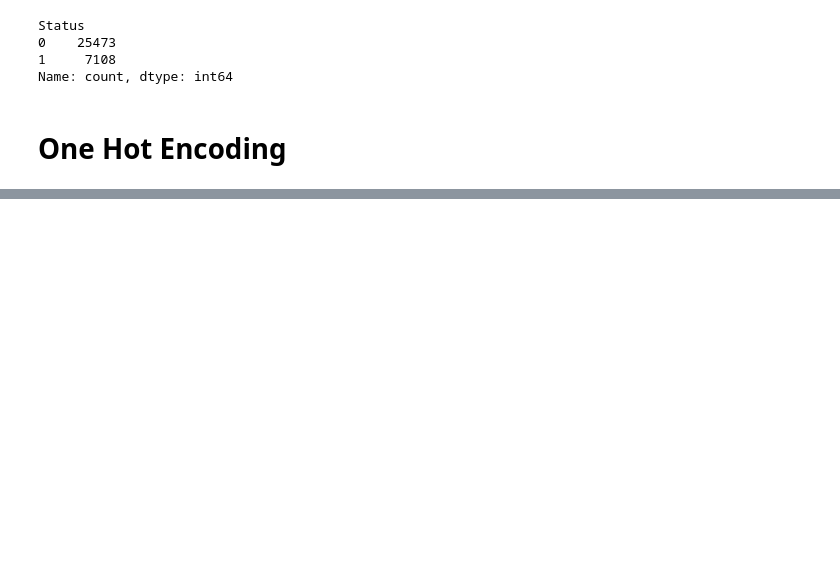
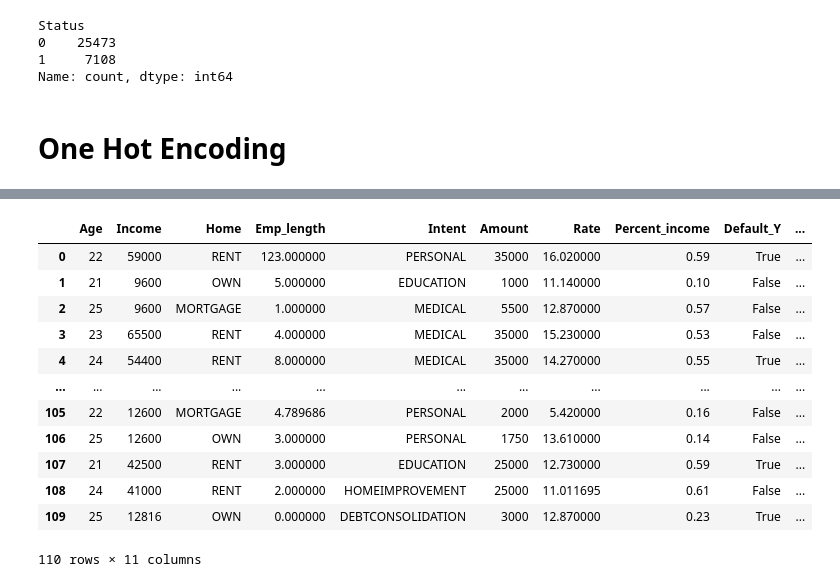
Before and after one commit to DilshanMadhusanka/Bank---Loan---Prediction-Machine-Learning-Model, a Jupyter notebook: Bank Loan Risk Predition.ipynb, the cells around one changed output, grey strips where cells are left out. Saved outputs shown, nothing was run; the diff lists cells and outputs as text; code cells hidden in the pictures; blank space fills up the shorter version.

```diff
--- a/Bank Loan Risk Predition.ipynb
+++ b/Bank Loan Risk Predition.ipynb
@@ -276,3 +276,6 @@ Status
 Name: count, dtype: int64
 # %% [markdown]
 # One Hot Encoding
+# %%
+df_dumm=pd.get_dummies(data[["Default"]])
+df_dumm.head()
@@ -278,0 +289,4 @@ Name: count, dtype: int64
+# %%
+data=pd.concat([data,df_dumm],axis=1)
+# %%
+data.drop(columns=['Default_N','Default'], inplace=True)
@@ -278,0 +317,18 @@ Name: count, dtype: int64
+# %%
+data_1=data.reindex(columns=["Age","Income","Home","Emp_length","Intent","Amount","Rate","Percent_income","Default_Y","Cred_length","Status"])
+# %%
+data_1.head(110)
+# %% [output]
+|  | Age | Income | Home | Emp_length | Intent | Amount | Rate | Percent_income | Default_Y | ... |
+| 0 | 22 | 59000 | RENT | 123.000000 | PERSONAL | 35000 | 16.020000 | 0.59 | True | ... |
+| 1 | 21 | 9600 | OWN | 5.000000 | EDUCATION | 1000 | 11.140000 | 0.10 | False | ... |
+| 2 | 25 | 9600 | MORTGAGE | 1.000000 | MEDICAL | 5500 | 12.870000 | 0.57 | False | ... |
+| 3 | 23 | 65500 | RENT | 4.000000 | MEDICAL | 35000 | 15.230000 | 0.53 | False | ... |
+| 4 | 24 | 54400 | RENT | 8.000000 | MEDICAL | 35000 | 14.270000 | 0.55 | True | ... |
+| ... | ... | ... | ... | ... | ... | ... | ... | ... | ... | ... |
+| 105 | 22 | 12600 | MORTGAGE | 4.789686 | PERSONAL | 2000 | 5.420000 | 0.16 | False | ... |
+| 106 | 25 | 12600 | OWN | 3.000000 | PERSONAL | 1750 | 13.610000 | 0.14 | False | ... |
+| 107 | 21 | 42500 | RENT | 3.000000 | EDUCATION | 25000 | 12.730000 | 0.59 | True | ... |
+| 108 | 24 | 41000 | RENT | 2.000000 | HOMEIMPROVEMENT | 25000 | 11.011695 | 0.61 | False | ... |
+| 109 | 25 | 12816 | OWN | 0.000000 | DEBTCONSOLIDATION | 3000 | 12.870000 | 0.23 | True | ... |
+110 rows × 11 columns
```
Also changed, not shown: parts of 21 cells of this notebook.
